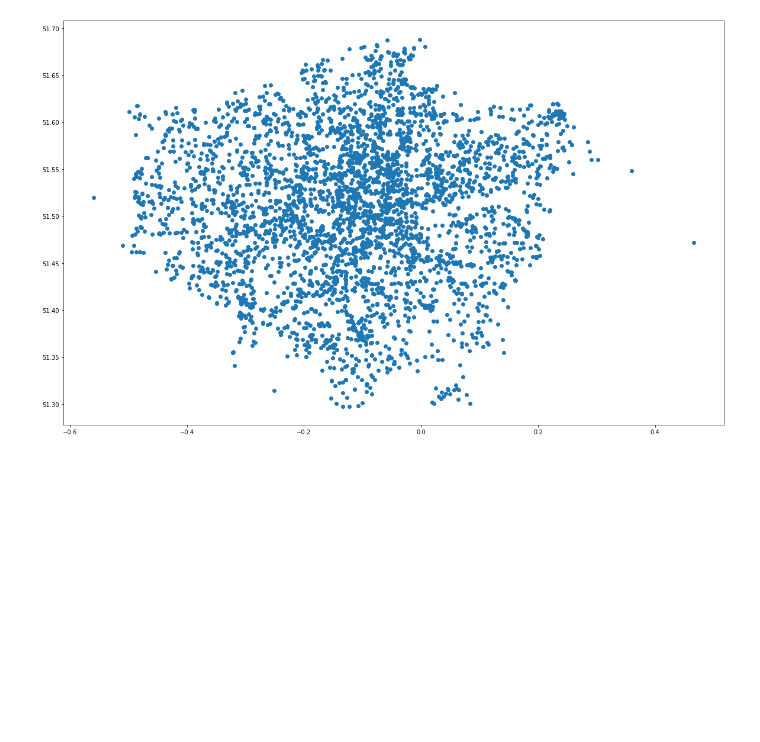
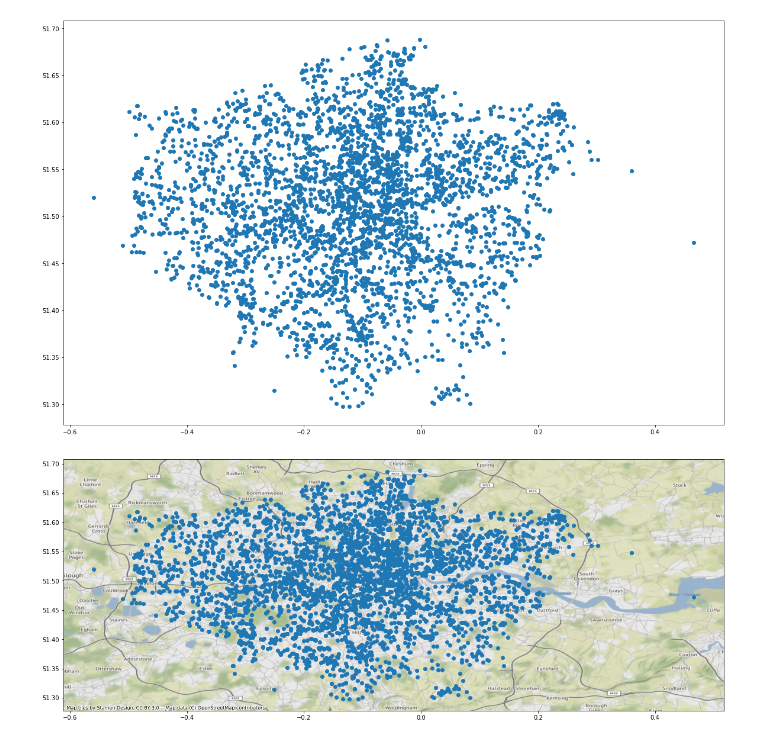
Before and after one commit to ssciwr/jupyter-data-exploration-live, a Jupyter notebook: part3.ipynb, the cells around one changed output. Cells and saved outputs as stored; diff of their text form; code cells hidden in the pictures; blank space fills up the shorter version.

```diff
--- a/part3.ipynb
+++ b/part3.ipynb
@@ -293,5 +293,7 @@ import contextily as cx
 # %%
 fig, axs = plt.subplots(figsize=(20,20))
 gdf.plot(ax=axs)
-cx.add_basemap(ax, crs=gdf.crs)
+cx.add_basemap(axs, crs=gdf.crs)
 plt.show()
+# %% [output]
+[figure, added]
```
